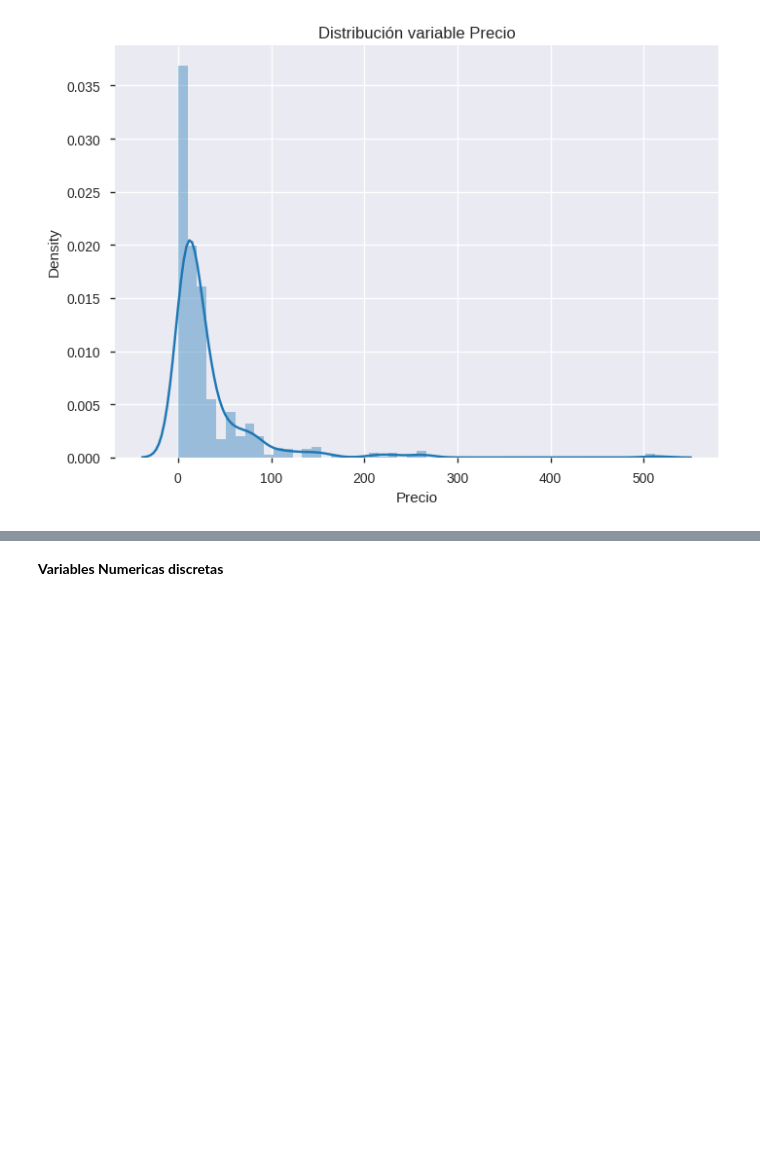
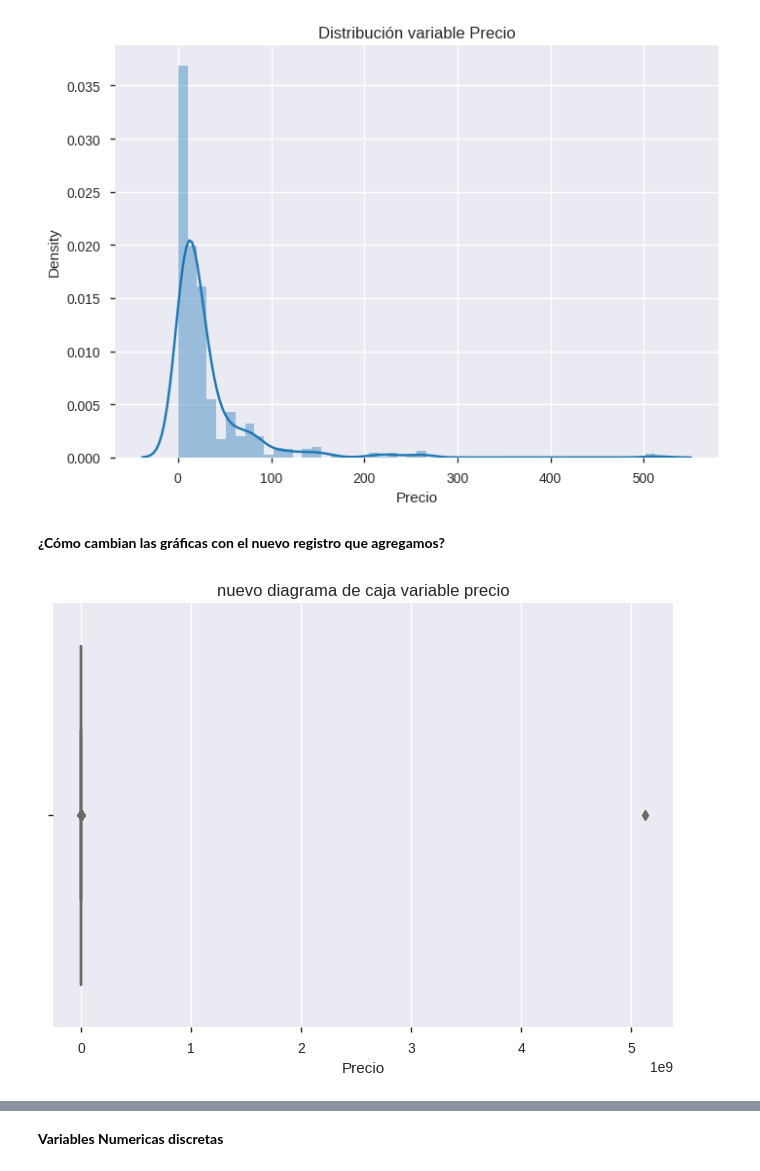
Before and after one commit to LinaTobon/Intro_Estadistica, a Jupyter notebook: Fundamentos_Estadística.ipynb, the cells around one changed output, grey strips where cells are left out. Cells and saved outputs as stored; diff of their text form; code cells hidden in the pictures; blank space fills up the shorter version.

```diff
--- a/Fundamentos_Estadística.ipynb
+++ b/Fundamentos_Estadística.ipynb
@@ -373,3 +373,9 @@ sns.distplot(titanic['Precio']).set_title('Distribución variable Precio')
 # %% [output]
 Text(0.5, 1.0, 'Distribución variable Precio')
 [figure]
+# %% [markdown]
+**¿Cómo cambian las gráficas con el nuevo registro que agregamos?**
+# %%
+ax = sns.boxplot(x="Precio",data=new_df,palette="Set3").set_title('nuevo diagrama de caja variable precio')
+# %% [output]
+[figure, added]
```
Also changed, not shown: parts of 1 cell of this notebook.
